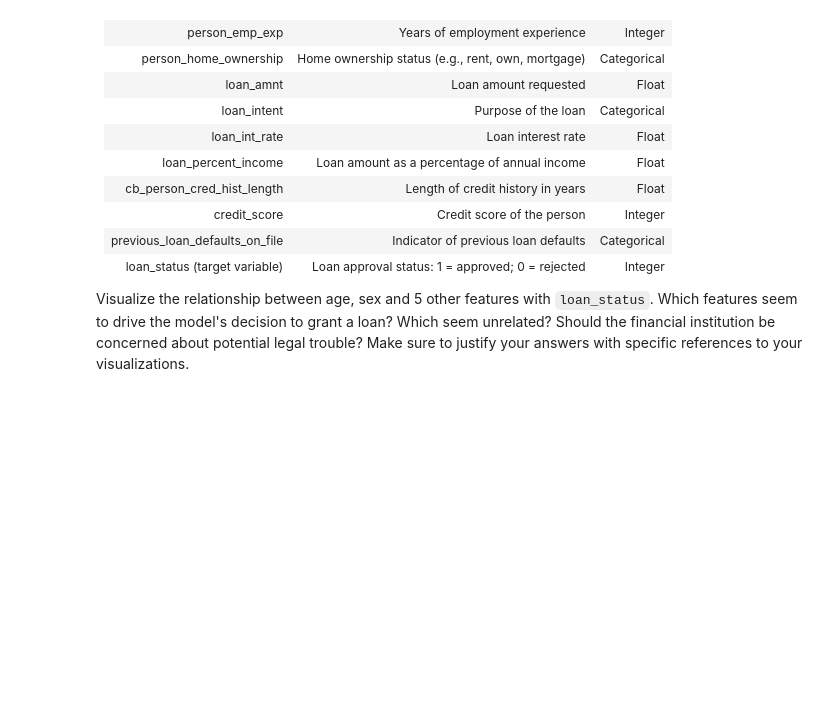
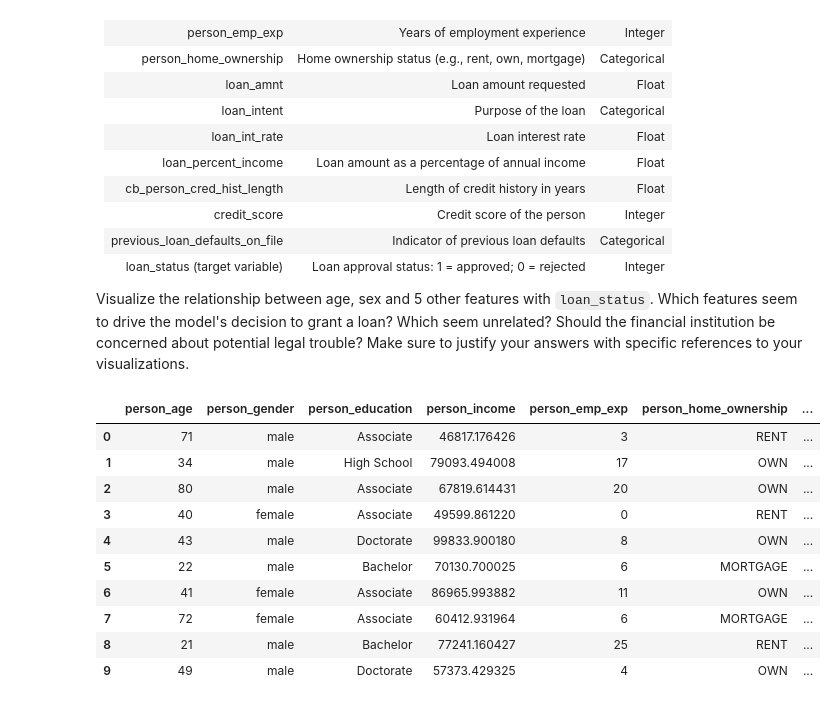
Before and after one commit to RGM-86RF/Data_Visualization_And_Modeling, a Jupyter notebook: Lab/2.5 Visualizing Relationships Between Groups Lab.ipynb, the cells around one changed output. Saved outputs shown, nothing was run; the diff lists cells and outputs as text; code cells hidden in the pictures; blank space fills up the shorter version.

```diff
--- a/Lab/2.5 Visualizing Relationships Between Groups Lab.ipynb
+++ b/Lab/2.5 Visualizing Relationships Between Groups Lab.ipynb
@@ -23,3 +23,21 @@ Data from recent loan applications is given in `loan_data.csv`.  The data dictio
 |loan_status (target variable)|Loan approval status: 1 = approved; 0 = rejected|Integer
 
 Visualize the relationship between age, sex and 5 other features with `loan_status`.  Which features seem to drive the model's decision to grant a loan?  Which seem unrelated?  Should the financial institution be concerned about potential legal trouble?  Make sure to justify your answers with specific references to your visualizations.
+# %%
+import pandas as pd
+import matplotlib.pyplot as plt
+import seaborn as sns
+df = pd.read_csv('loan_data.csv')
+df.head(10)
+# %% [output]
+|  | person_age | person_gender | person_education | person_income | person_emp_exp | person_home_ownership | ... |
+| 0 | 71 | male | Associate | 46817.176426 | 3 | RENT | ... |
+| 1 | 34 | male | High School | 79093.494008 | 17 | OWN | ... |
+| 2 | 80 | male | Associate | 67819.614431 | 20 | OWN | ... |
+| 3 | 40 | female | Associate | 49599.861220 | 0 | RENT | ... |
+| 4 | 43 | male | Doctorate | 99833.900180 | 8 | OWN | ... |
+| 5 | 22 | male | Bachelor | 70130.700025 | 6 | MORTGAGE | ... |
+| 6 | 41 | female | Associate | 86965.993882 | 11 | OWN | ... |
+| 7 | 72 | female | Associate | 60412.931964 | 6 | MORTGAGE | ... |
+| 8 | 21 | male | Bachelor | 77241.160427 | 25 | RENT | ... |
+| 9 | 49 | male | Doctorate | 57373.429325 | 4 | OWN | ... |
```
Also changed, not shown: parts of 2 cells of this notebook.
